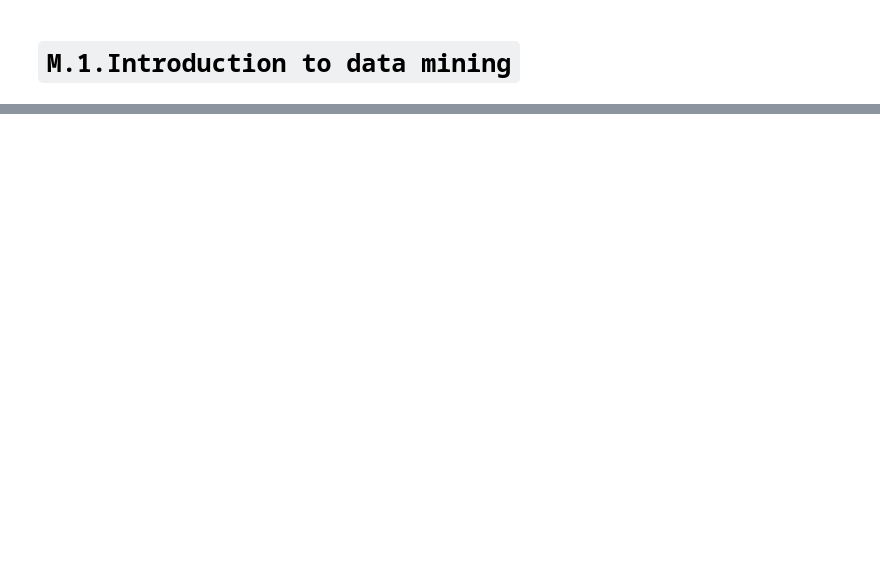
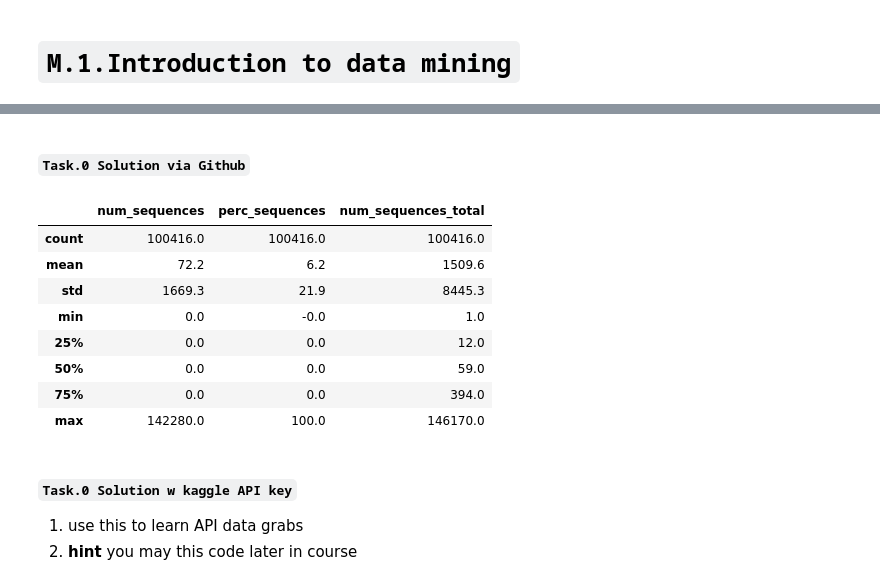
Before and after one commit to cosc-526/home.page, a Jupyter notebook: code_notebook_cosc526.ipynb, the cells around one changed output, grey strips where cells are left out. Drawn from its saved outputs; the diff is of its cells as text; code cells hidden in the pictures; blank space fills up the shorter version.

```diff
--- a/code_notebook_cosc526.ipynb
+++ b/code_notebook_cosc526.ipynb
@@ -517,0 +443,23 @@ Store the result as a dictionary where keys are variant names and values are per
+# %% [markdown]
+##### **`Task.0 Solution via Github`**
+# %%
+#Task.0.solution
+#=> Read Data w URL
+import pandas as pd
+url = "https://raw.githubusercontent.com/cosc-526/cosc.526.home.page/main/data.assignment.M.1.covid.data.csv?token=GHSAT0AAAAAACDFFWJJR2XX26CMBR5PFXS6ZDSPTDQ"
+df = pd.read_csv(url)
+round(df.describe(),1)
+# %% [output]
+|  | num_sequences | perc_sequences | num_sequences_total |
+| count | 100416.0 | 100416.0 | 100416.0 |
+| mean | 72.2 | 6.2 | 1509.6 |
+| std | 1669.3 | 21.9 | 8445.3 |
+| min | 0.0 | -0.0 | 1.0 |
+| 25% | 0.0 | 0.0 | 12.0 |
+| 50% | 0.0 | 0.0 | 59.0 |
+| 75% | 0.0 | 0.0 | 394.0 |
+| max | 142280.0 | 100.0 | 146170.0 |
+# %% [markdown]
+##### **`Task.0 Solution w kaggle API key`**
+1. use this to learn API data grabs
+2. **hint** you may this code later in course
```
Also changed, not shown: parts of 141 cells of this notebook.
